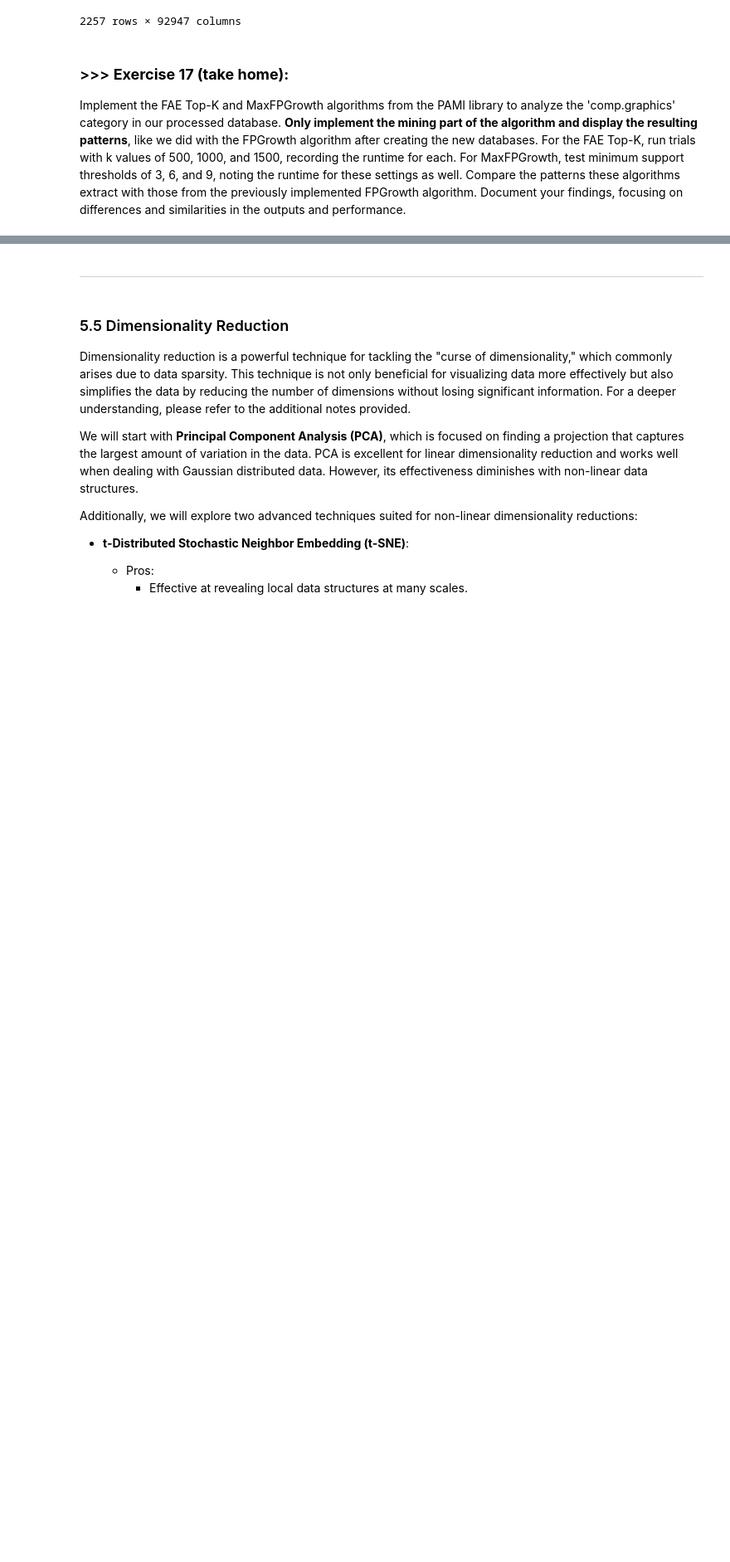
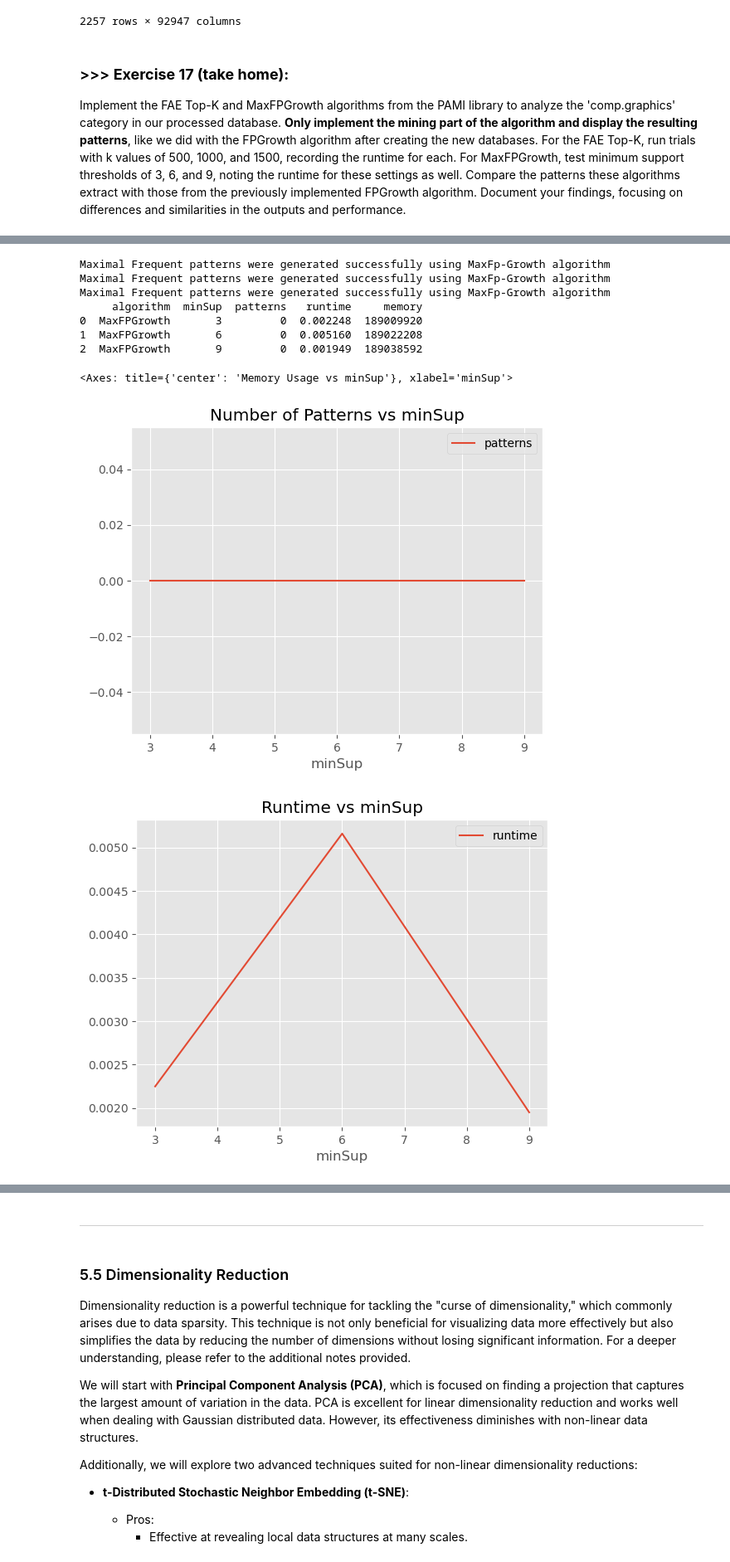
Before and after one commit to Kevindic0214/DM2024-Lab1-Master, a Jupyter notebook: DM2024-Lab1-Master.ipynb, the cells around one changed output, grey strips where cells are left out. Shown at 83% size. Drawn from its saved outputs; the diff is of its cells as text; code cells hidden in the pictures; blank space fills up the shorter version.

```diff
--- a/DM2024-Lab1-Master.ipynb
+++ b/DM2024-Lab1-Master.ipynb
@@ -2014,0 +2044,40 @@ Implement the FAE Top-K and MaxFPGrowth algorithms from the PAMI library to anal
+# %%
+# 匯入 MaxFPGrowth 模組
+from PAMI.frequentPattern.maximal import MaxFPGrowth as alg
+import pandas as pd
+
+# 設置輸入參數
+inputFile = 'td_freq_db_comp_graphics.csv'  # 處理後的 comp.graphics 數據庫文件路徑
+seperator = ','  # CSV 文件中的分隔符號
+minimumSupportCountList = [3, 6, 9]  # 不同的支援度閾值列表
+
+# 初始化一個 data frame 來儲存 MaxFPGrowth 演算法的結果
+result = pd.DataFrame(columns=['algorithm', 'minSup', 'patterns', 'runtime', 'memory'])
+
+# 使用不同的 minSup 值執行演算法
+for minSupCount in minimumSupportCountList:
+    # 初始化 MaxFPGrowth 對象
+    obj = alg.MaxFPGrowth(inputFile, minSup=minSupCount, sep=seperator)
+    obj.mine()  # 開始挖掘頻繁項集
+
+    # 將結果存入 DataFrame
+    result.loc[result.shape[0]] = ['MaxFPGrowth', minSupCount, len(obj.getPatterns()), obj.getRuntime(), obj.getMemoryRSS()]
+
+# 打印結果
+print(result)
+
+# 視覺化支援度與頻繁項集數量、運行時間、記憶體使用
+result.plot(x='minSup', y='patterns', kind='line', title='Number of Patterns vs minSup')
+result.plot(x='minSup', y='runtime', kind='line', title='Runtime vs minSup')
+result.plot(x='minSup', y='memory', kind='line', title='Memory Usage vs minSup')
+# %% [output]
+Maximal Frequent patterns were generated successfully using MaxFp-Growth algorithm
+Maximal Frequent patterns were generated successfully using MaxFp-Growth algorithm
+Maximal Frequent patterns were generated successfully using MaxFp-Growth algorithm
+     algorithm  minSup  patterns   runtime     memory
+0  MaxFPGrowth       3         0  0.002248  189009920
+1  MaxFPGrowth       6         0  0.005160  189022208
+2  MaxFPGrowth       9         0  0.001949  189038592
+<Axes: title={'center': 'Memory Usage vs minSup'}, xlabel='minSup'>
+[figure, added]
+[figure, added]
```
Also changed, not shown: parts of 8 cells of this notebook, 1 other file.
